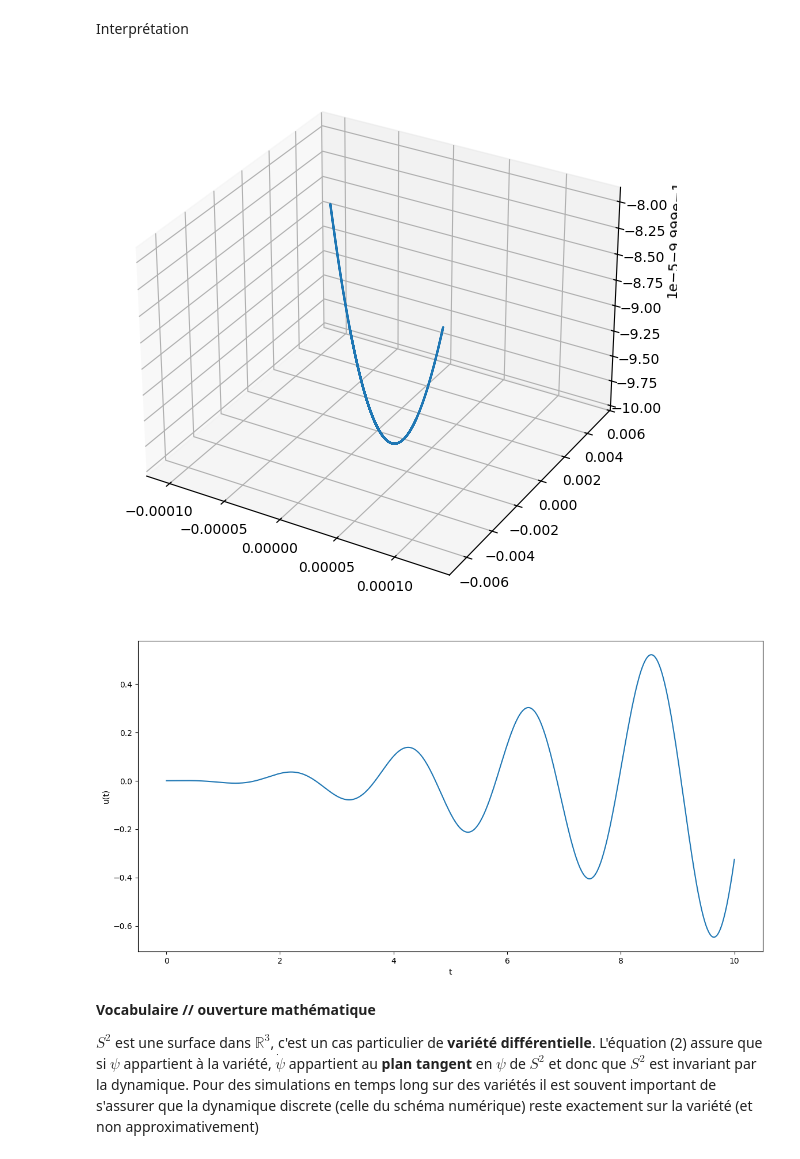
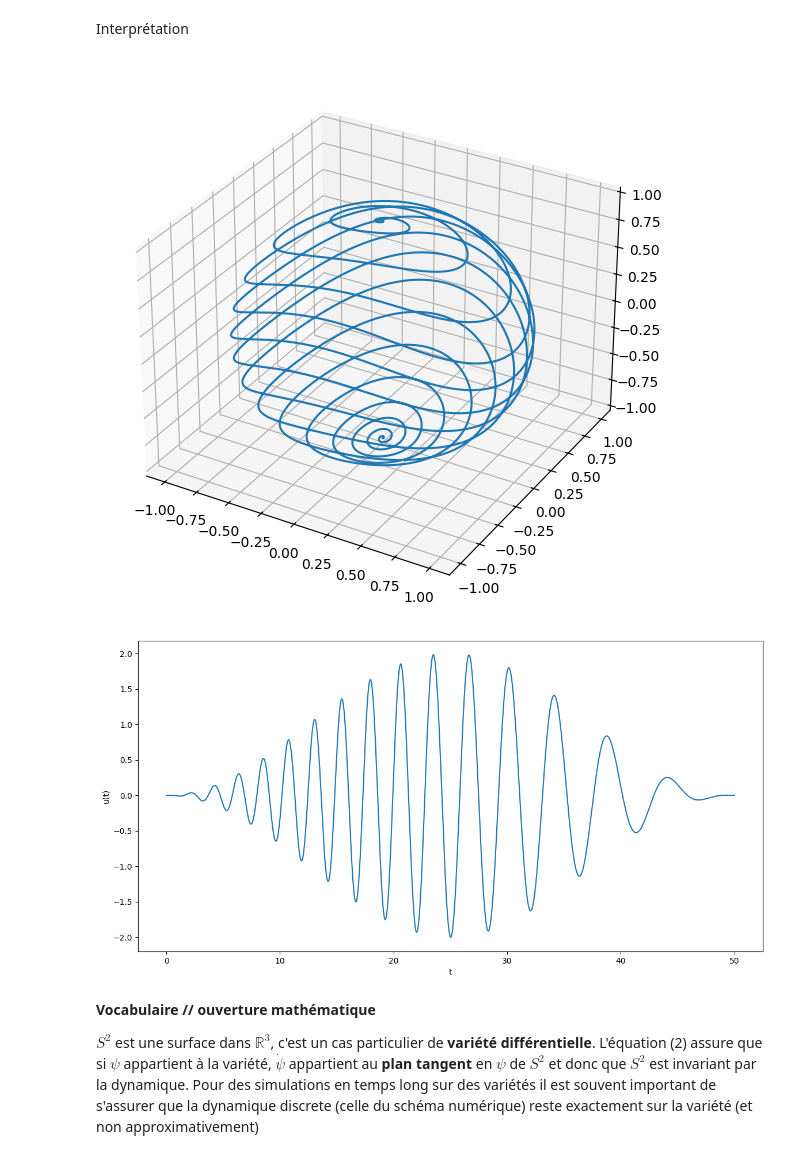
Before and after one commit to AdrienMtz/Projet_numerique_UE11-Groupe_36, a Jupyter notebook: Projet-EquationsDifferentielles-2024.ipynb, the cells around one changed output. Cells and saved outputs as stored; diff of their text form; code cells hidden in the pictures.

```diff
--- a/Projet-EquationsDifferentielles-2024.ipynb
+++ b/Projet-EquationsDifferentielles-2024.ipynb
@@ -131,4 +122,0 @@ A.dot(B), np.linalg.norm(A)**2
-# %%
-fig = plt.figure()
-ax = fig.add_subplot(111, projection='3d')
-type(ax)
@@ -198,14 +156,9 @@ def euler_implicit(psi_0,t_0,t_f,E,delta,dt):
     norme_psi = [np.linalg.norm(psi_0)]
     time = [t_0]
     t = t_0
-    epsilon = 10**(-3)
     k = 0
     while t_0 + k*dt < t_f :
-        psi_explicit = psi[-1] + dt*f(t + dt, psi[-1], E, delta)
-        psi_prec = psi_explicit
-        psi_suiv = psi[-1] + dt*f(t + dt, psi_prec, E, delta)
-        while np.linalg.norm(psi_suiv-psi_prec)/np.linalg.norm(psi_explicit) >= epsilon :
-            psi_prec, psi_suiv = psi_suiv, psi[-1] + dt*f(t + dt, psi_suiv)
+        psi_suiv = np.linalg.solve(np.identity(3)-dt*(E*Omega_z+delta*u(t)*Omega_x), psi[-1])
         psi.append(psi_suiv)
         norme_psi.append(np.linalg.norm(psi[-1]))
         t += dt
@@ -225,19 +178,12 @@ def euler_projete(psi_0,t_0,t_f,E,delta,dt):
     time = [t_0]
     u_values = [u(t_0)]
     t = t_0
-    epsilon = 10**(-3)
     k = 0
-    #fig = plt.figure()
-    #ax = fig.add_subplot(111, projection='3d')
     fig, ax = plt.subplots(subplot_kw=dict(projection='3d'))
-
     while t_0 + k*dt < t_f :
-        psi_explicit = psi[-1] + dt*f(t + dt, psi[-1], E, delta)
-        psi_prec = psi_explicit
-        psi_suiv = psi[-1] + dt*f(t + dt, psi_prec, E, delta)
-        while np.linalg.norm(psi_suiv-psi_prec)/np.linalg.norm(psi_explicit) >= epsilon :
-            psi_prec, psi_suiv = psi_suiv, psi[-1] + dt*f(t + dt, psi_suiv)
+        psi_suiv = np.linalg.solve(np.identity(3)-dt*(E*Omega_z+delta*u(t)*Omega_x), psi[-1])
         psi_suiv = psi_suiv/np.linalg.norm(psi_suiv)
+        psi.append(psi_suiv)
         psi_x.append(psi_suiv[0])
         psi_y.append(psi_suiv[1])
         psi_z.append(psi_suiv[2])
@@ -273,10 +219,10 @@ euler_implicit(psi_0, 0, 100, E, delta, 0.001)
 # %% [markdown]
 Interprétation
 # %%
-euler_projete(psi_0, 0, 10, E, delta, 0.01)
+euler_projete(psi_0, 0, T, E, delta, dt)
 # %% [output]
-[figure, old version]
+[figure, new version]
-[figure, old version]
+[figure, new version]
 # %% [markdown]
 **Vocabulaire // ouverture mathématique**
 
```
Also changed, not shown: parts of 8 cells of this notebook.
